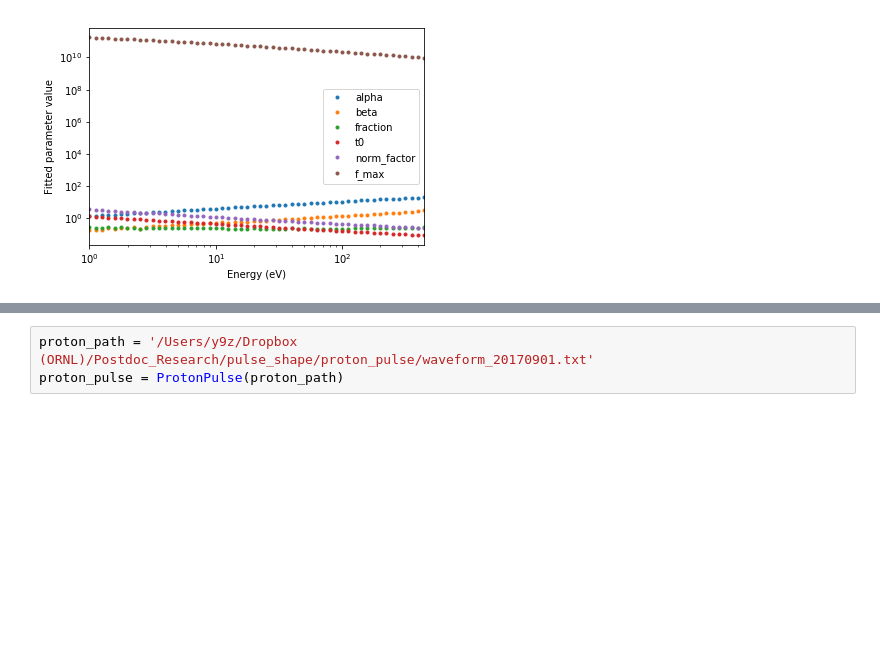
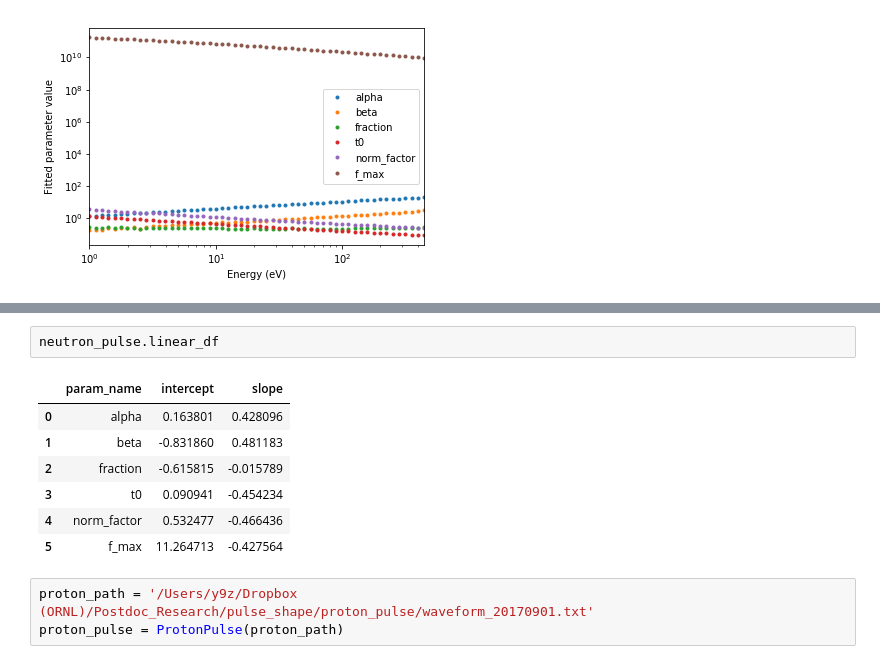
Before and after one commit to ornlneutronimaging/ResoFit, a Jupyter notebook: ResoFit/fit_neutron_pulse_shape_params.ipynb, the cells around one changed output, grey strips where cells are left out. Drawn from its saved outputs; the diff is of its cells as text; blank space fills up the shorter version.

```diff
--- a/ResoFit/fit_neutron_pulse_shape_params.ipynb
+++ b/ResoFit/fit_neutron_pulse_shape_params.ipynb
@@ -74,3 +80,13 @@ neutron_pulse.fit_params(check_each=True)
+# %%
+neutron_pulse.linear_df
+# %% [output]
+|  | param_name | intercept | slope |
+| 0 | alpha | 0.163801 | 0.428096 |
+| 1 | beta | -0.831860 | 0.481183 |
+| 2 | fraction | -0.615815 | -0.015789 |
+| 3 | t0 | 0.090941 | -0.454234 |
+| 4 | norm_factor | 0.532477 | -0.466436 |
+| 5 | f_max | 11.264713 | -0.427564 |
 # %%
 proton_path = '/Users/y9z/Dropbox (ORNL)/Postdoc_Research/pulse_shape/proton_pulse/waveform_20170901.txt'
 proton_pulse = ProtonPulse(proton_path)
```
Also changed, not shown: parts of 2 cells of this notebook, 2 other files.
